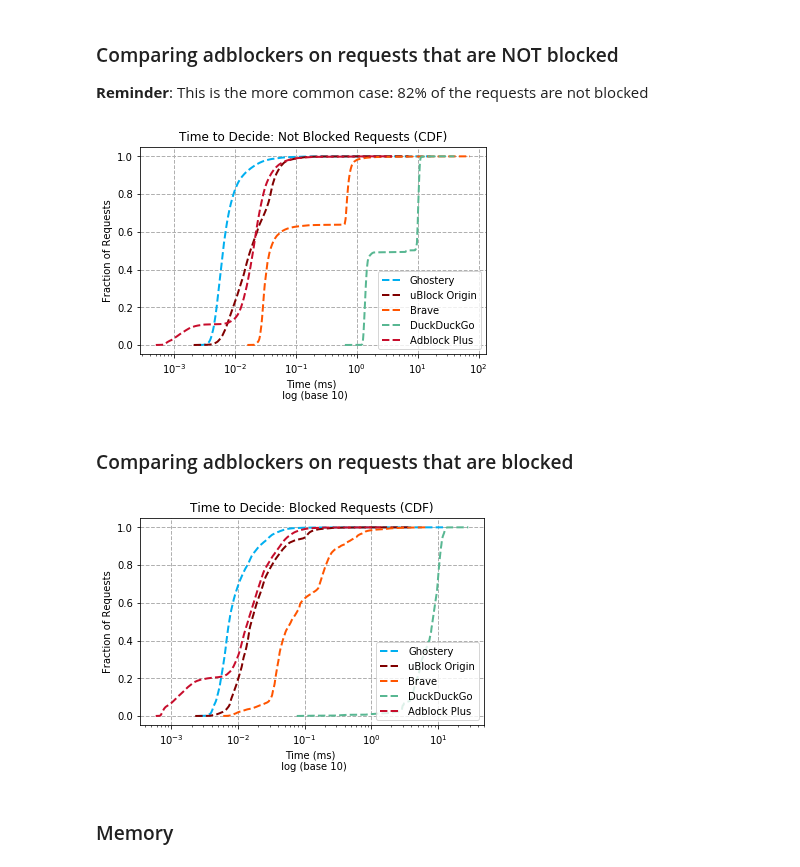
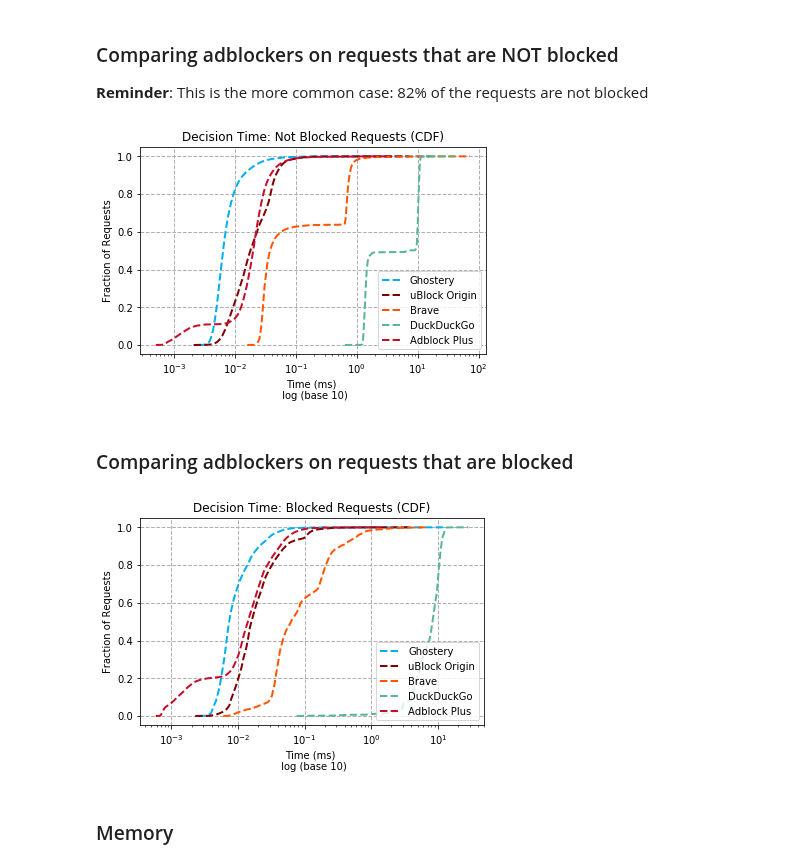
Before and after one commit to ghostery/adblocker, a Jupyter notebook: bench/comparison/comparing_adblockers.ipynb, the cells around one changed output. Saved outputs shown, nothing was run; the diff lists cells and outputs as text; code cells hidden in the pictures.

```diff
--- a/bench/comparison/comparing_adblockers.ipynb
+++ b/bench/comparison/comparing_adblockers.ipynb
@@ -74,17 +74,17 @@ compare_CDF(
 # %%
 compare_CDF(
     ghostery,
     ublock,
     brave,
     duck,
     abp,
     attr="not_blocked",
     log_x=True,
     log_y=False,
-    title='Time to Decide: Not Blocked Requests (CDF)'
+    title='Decision Time: Not Blocked Requests (CDF)'
 )
 # %% [output]
-[figure, old version]
+[figure, new version]
 # %% [markdown]
 ### Comparing adblockers on requests that are blocked
 # %%
@@ -97,10 +97,10 @@ compare_CDF(
     attr="blocked",
     log_x=True,
     log_y=False,
-    title='Time to Decide: Blocked Requests (CDF)'
+    title='Decision Time: Blocked Requests (CDF)'
 )
 # %% [output]
-[figure, old version]
+[figure, new version]
 # %% [markdown]
 ### Memory
 # %% [markdown]
```
Also changed, not shown: parts of 8 cells of this notebook, 22 other files.
